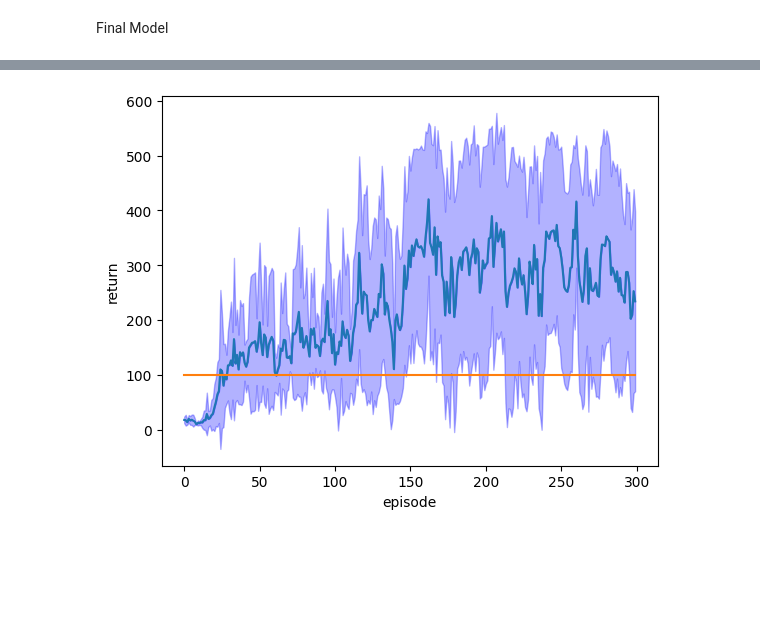
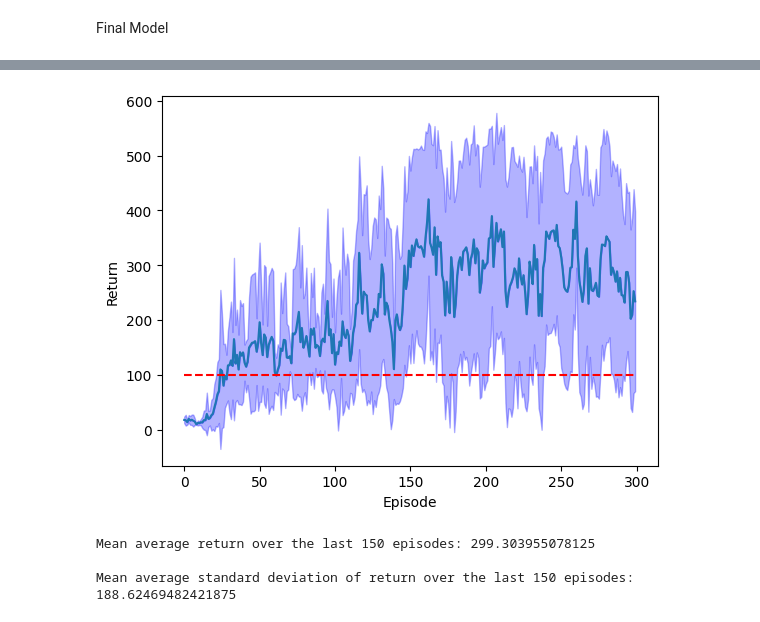
Before and after one commit to mitsides06/DQN-Hyperparameter-Tuning, a Jupyter notebook: coursework2.ipynb, the cells around one changed output, grey strips where cells are left out. Cells and saved outputs as stored; diff of their text form; code cells hidden in the pictures; blank space fills up the shorter version.

Commit message:
final_model_pic

```diff
--- a/coursework2.ipynb
+++ b/coursework2.ipynb
@@ -1298,20 +1298,37 @@ episode  200 / 300
 episode  250 / 300
 episode  300 / 300
 Complete
+# %%
+import pickle
+
+file_name = "final_results.pkl"
+
+with open(file_name, "rb") as file:
+    loaded_variables = pickle.load(file)
+
+final_results = loaded_variables["final_results"]
 # %%
 results = torch.tensor(final_results)
 means = results.float().mean(0)
 stds = results.float().std(0)
 constant = [100] * 300
 plt.plot(torch.arange(300), means)
-plt.plot(torch.arange(300), constant)
-plt.ylabel("return")
-plt.xlabel("episode")
+plt.plot(torch.arange(300), constant, linestyle="--", color="r")
+plt.ylabel("Return")
+plt.xlabel("Episode")
 plt.fill_between(np.arange(300), means, means+stds, alpha=0.3, color='b')
 plt.fill_between(np.arange(300), means, means-stds, alpha=0.3, color='b')
+plt.savefig("final_model.png")
 plt.show()
+mean_average_return_over_the_last_150_episodes = torch.mean(means[150:])
+mean_average_std_return_over_the_last_150_episodes = torch.mean(stds[150:])
+print(f"Mean average return over the last 150 episodes: {mean_average_return_over_the_last_150_episodes}\n")
+print(f"Mean average standard deviation of return over the last 150 episodes: {mean_average_std_return_over_the_last_150_episodes}")
 # %% [output]
-[figure, old version]
+[figure, new version]
+Mean average return over the last 150 episodes: 299.303955078125
+
+Mean average standard deviation of return over the last 150 episodes: 188.62469482421875
 # %%
 import pickle
 
```
